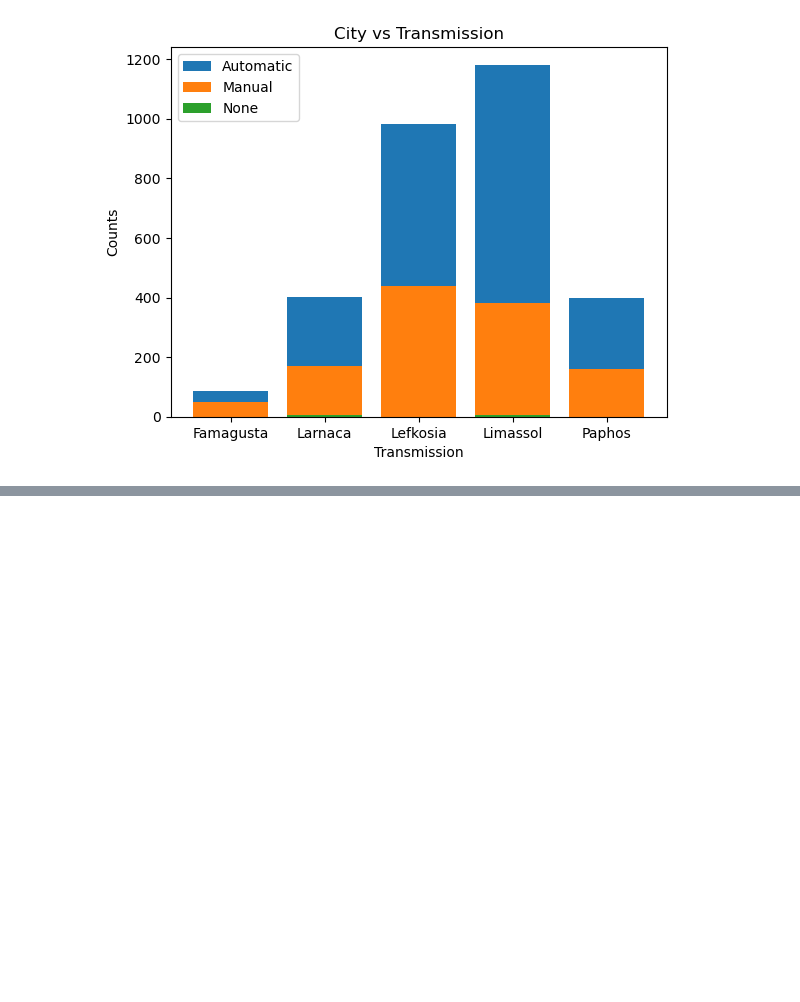
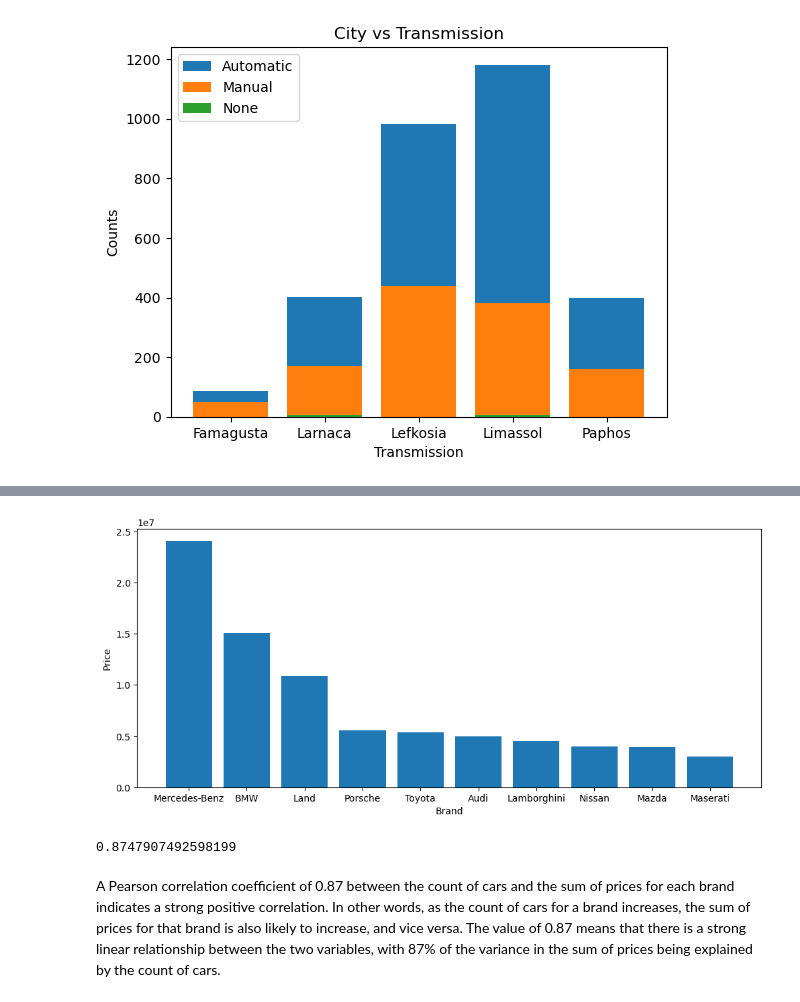
Before and after one commit to victoras24/car_data, a Jupyter notebook: DataAnalysis/Analysis.ipynb, the cells around one changed output, grey strips where cells are left out. Drawn from its saved outputs; the diff is of its cells as text; code cells hidden in the pictures; blank space fills up the shorter version.

```diff
--- a/DataAnalysis/Analysis.ipynb
+++ b/DataAnalysis/Analysis.ipynb
@@ -166,0 +179,21 @@ plt.show()
+# %%
+brand_total_price = df.groupby('Brand')['Price'].sum().sort_values(ascending=False).head(10)
+plt.style.use('default')
+plt.figure(figsize=(12, 5))
+plt.bar(brand_total_price.index, brand_total_price.values)
+
+plt.xlabel('Brand')
+plt.ylabel('Price')
+
+plt.show()
+# %% [output]
+[figure, added]
+# %%
+aggregated_data = df.groupby(by='Brand').agg({'Price': 'sum', 'Brand': 'count'})
+aggregated_data = aggregated_data.rename(columns={'Brand': 'Count'})
+correlation = aggregated_data.corr().iloc[0, 1]
+correlation
+# %% [output]
+0.8747907492598199
+# %% [markdown]
+A Pearson correlation coefficient of 0.87 between the count of cars and the sum of prices for each brand indicates a strong positive correlation. In other words, as the count of cars for a brand increases, the sum of prices for that brand is also likely to increase, and vice versa. The value of 0.87 means that there is a strong linear relationship between the two variables, with 87% of the variance in the sum of prices being explained by the count of cars.
```
Also changed, not shown: parts of 4 cells of this notebook.
